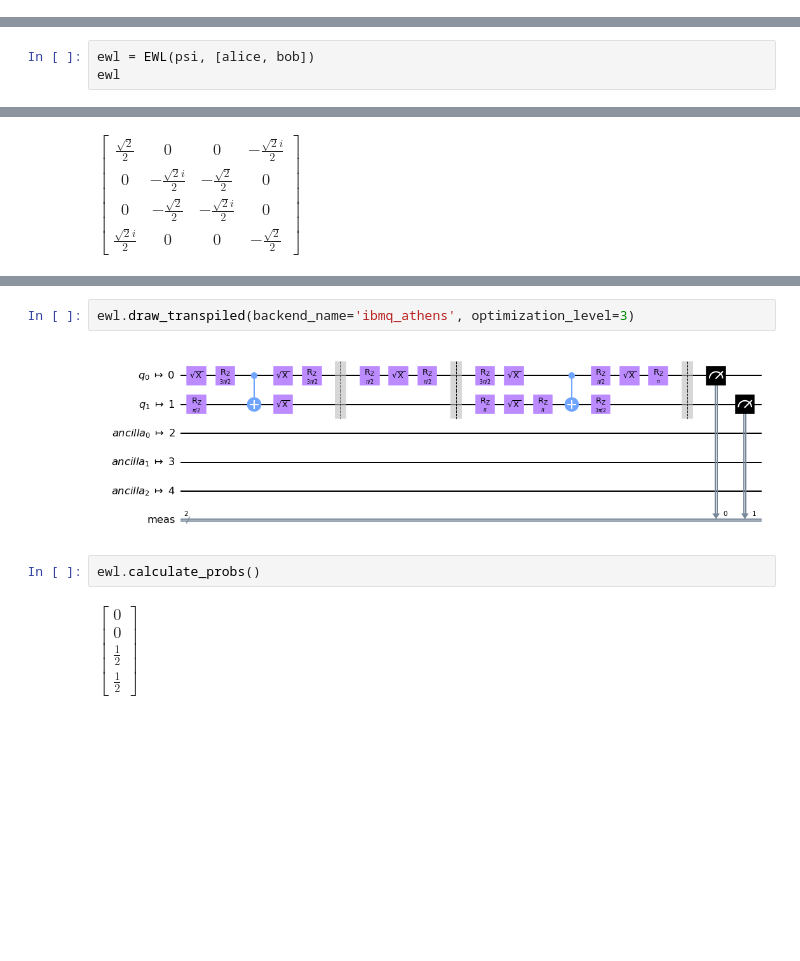
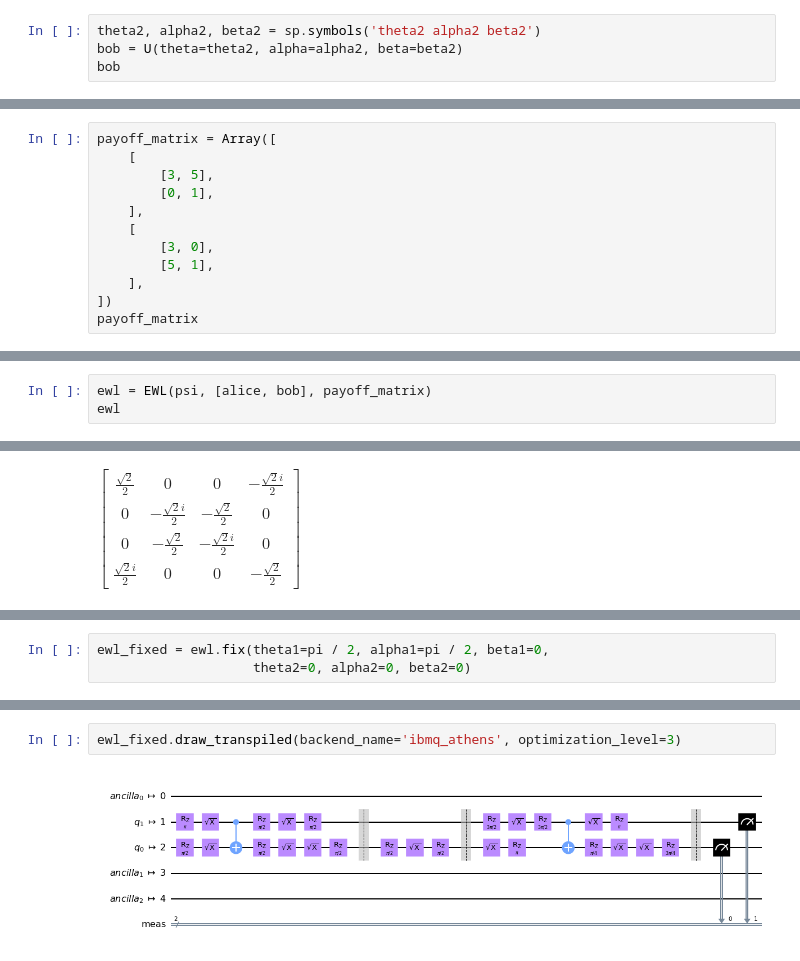
Before and after one commit to tomekzaw/ewl, a Jupyter notebook: examples/example.ipynb, the cells around one changed output, grey strips where cells are left out. Drawn from its saved outputs; the diff is of its cells as text; blank space fills up the shorter version.

```diff
--- a/examples/example.ipynb
+++ b/examples/example.ipynb
@@ -19,0 +18,4 @@ $\displaystyle \left[\begin{matrix}1 & 0\\0 & 1\end{matrix}\right]$
+# %%
+theta2, alpha2, beta2 = sp.symbols('theta2 alpha2 beta2')
+bob = U(theta=theta2, alpha=alpha2, beta=beta2)
+bob
@@ -19,0 +24,12 @@ $\displaystyle \left[\begin{matrix}1 & 0\\0 & 1\end{matrix}\right]$
+# %%
+payoff_matrix = Array([
+    [
+        [3, 5],
+        [0, 1],
+    ],
+    [
+        [3, 0],
+        [5, 1],
+    ],
+])
+payoff_matrix
@@ -20,5 +38,5 @@ $\displaystyle \left[\begin{matrix}1 & 0\\0 & 1\end{matrix}\right]$
 # %%
-ewl = EWL(psi, [alice, bob])
+ewl = EWL(psi, [alice, bob], payoff_matrix)
 ewl
 # %% [output]
 <ewl.EWL at 0x...>
@@ -36,0 +79,3 @@ ewl.draw()
+# %%
+ewl_fixed = ewl.fix(theta1=pi / 2, alpha1=pi / 2, beta1=0,
+                    theta2=0, alpha2=0, beta2=0)
@@ -37,9 +90,5 @@ ewl.draw()
 # %%
-ewl.draw_transpiled(backend_name='ibmq_athens', optimization_level=3)
+ewl_fixed.draw_transpiled(backend_name='ibmq_athens', optimization_level=3)
 # %% [output]
-[figure, old version]
+[figure, new version]
-# %%
-ewl.calculate_probs()
-# %% [output]
-$\displaystyle \left[\begin{matrix}0\\0\\\frac{1}{2}\\\frac{1}{2}\end{matrix}\right]$
 # %%
```
Also changed, not shown: parts of 21 cells of this notebook, 1 other file.
